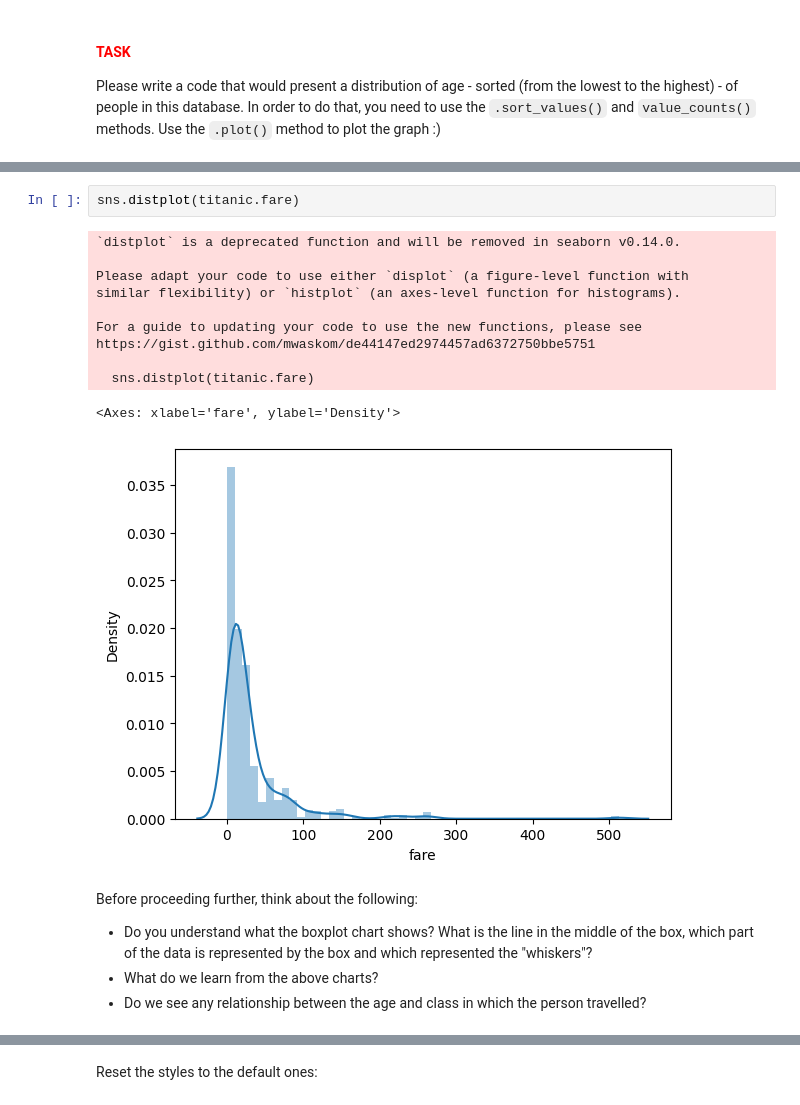
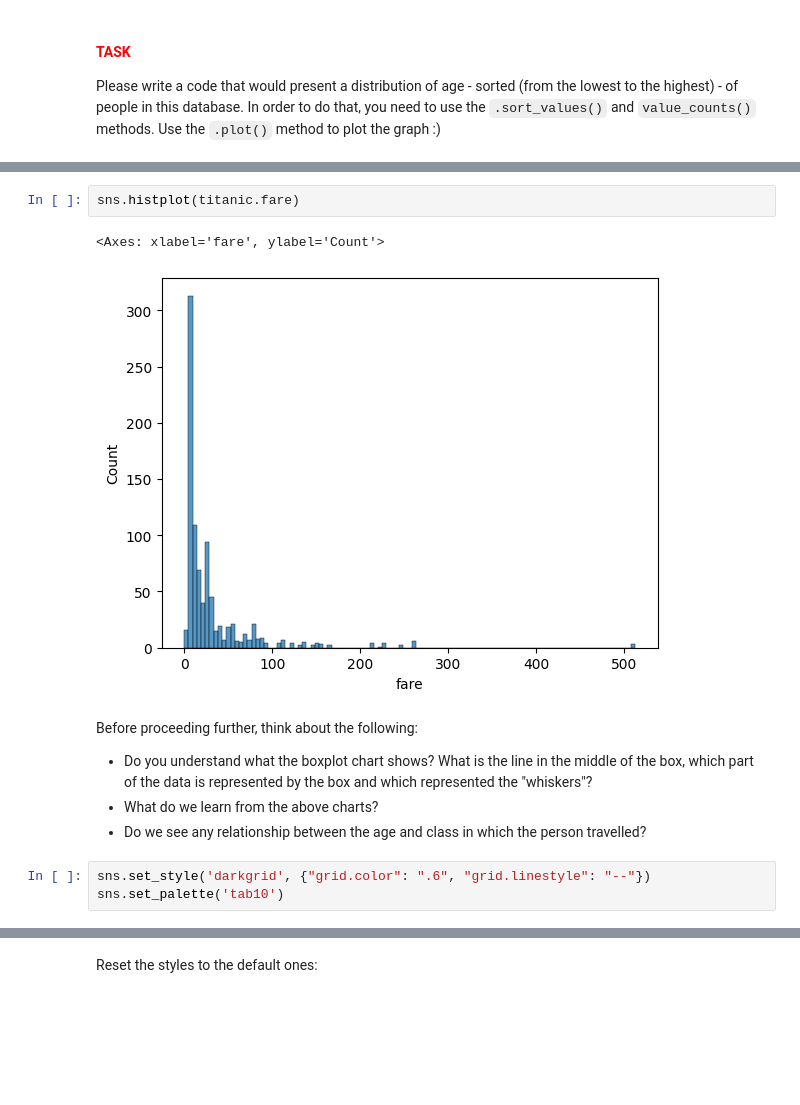
Before and after one commit to misumis/introduction-to-python, a Jupyter notebook: class_3/class_3_students.ipynb, the cells around one changed output, grey strips where cells are left out. Cells and saved outputs as stored; diff of their text form; blank space fills up the shorter version.

```diff
--- a/class_3/class_3_students.ipynb
+++ b/class_3/class_3_students.ipynb
@@ -114,20 +110,14 @@ Text(0, 0.5, 'The number of people in this age')
 # %%
-sns.distplot(titanic.fare)
+sns.histplot(titanic.fare)
 # %% [output]
-`distplot` is a deprecated function and will be removed in seaborn v0.14.0.
-
-Please adapt your code to use either `displot` (a figure-level function with
-similar flexibility) or `histplot` (an axes-level function for histograms).
-
-For a guide to updating your code to use the new functions, please see
-https://gist.github.com/mwaskom/de44147ed2974457ad6372750bbe5751
-
-  sns.distplot(titanic.fare)
+<Axes: xlabel='fare', ylabel='Count'>
-<Axes: xlabel='fare', ylabel='Density'>
-[figure, old version]
+[figure, new version]
 # %% [markdown]
 Before proceeding further, think about the following:
 * Do you understand what the boxplot chart shows? What is the line in the middle of the box, which part of the data is represented by the box and which represented the "whiskers"?
 * What do we learn from the above charts?
 * Do we see any relationship between the age and class in which the person travelled?
+# %%
+sns.set_style('darkgrid', {"grid.color": ".6", "grid.linestyle": "--"})
+sns.set_palette('tab10')
 # %%
```
Also changed, not shown: parts of 34 cells of this notebook, 1 other file.
